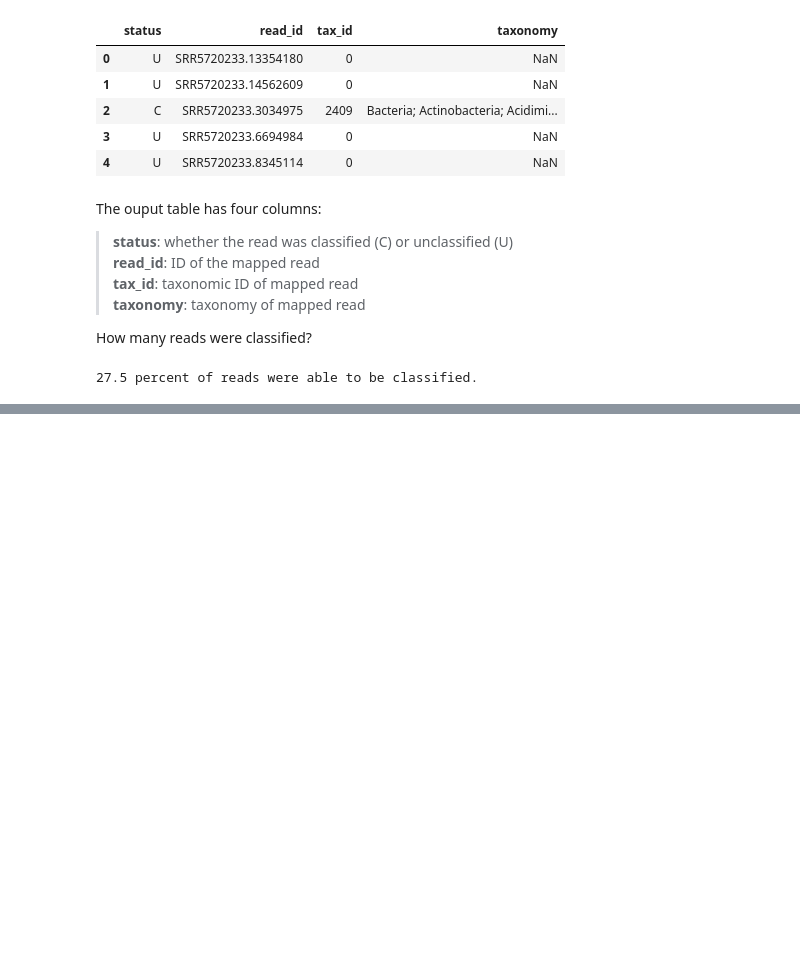
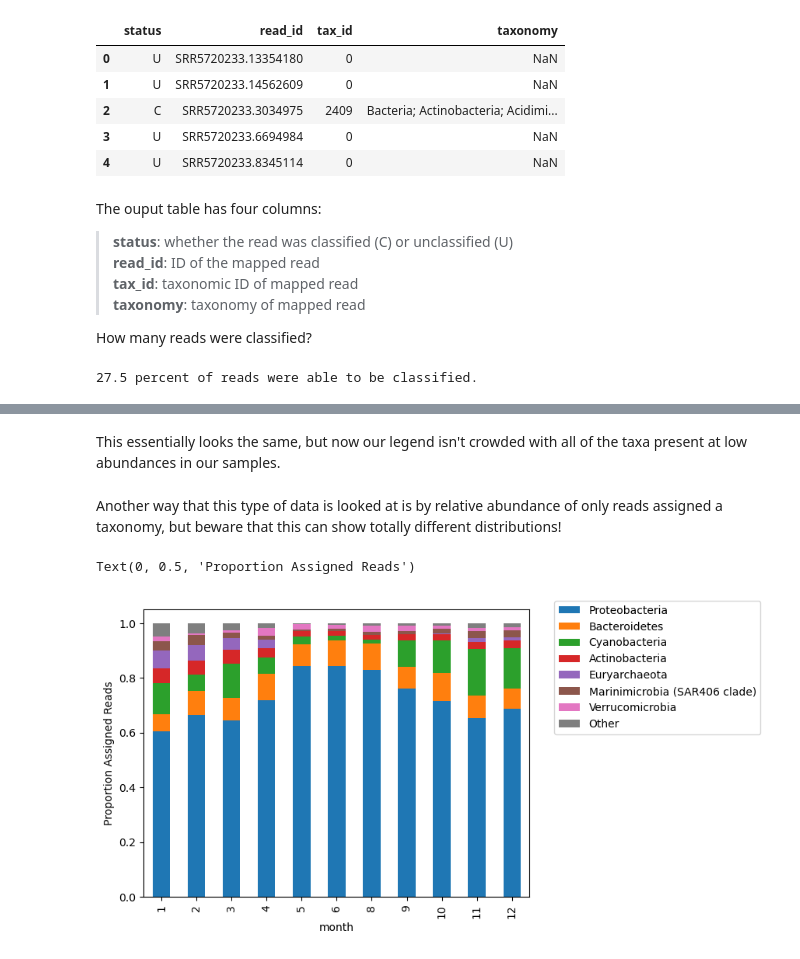
Before and after one commit to juliambrosman/ohw23_metagenomics_tutorial, a Jupyter notebook: OHW_omics_lesson.ipynb, the cells around one changed output, grey strips where cells are left out. Cells and saved outputs as stored; diff of their text form; code cells hidden in the pictures; blank space fills up the shorter version.

```diff
--- a/OHW_omics_lesson.ipynb
+++ b/OHW_omics_lesson.ipynb
@@ -310,0 +430,15 @@ Text(0.5, 0, 'reads_matched')
+# %% [markdown]
+This essentially looks the same, but now our legend isn't crowded with all of the taxa present at low abundances in our samples.
+# %% [markdown]
+Another way that this type of data is looked at is by relative abundance of only reads assigned a taxonomy, but beware that this can show totally different distributions!
+# %%
+# remove the 'no assignment' column and calculate relative abundance of assigned reads only
+tp_pct = to_plot.drop(columns = 'no assignment').div(to_plot.drop(columns = 'no assignment').sum(axis = 1), axis = 0)
+
+# plot
+tp_pct[column_order[1:]].plot.bar(stacked = True)
+plt.legend(bbox_to_anchor=(1.05, 1.05))
+plt.ylabel('Proportion Assigned Reads')
+# %% [output]
+Text(0, 0.5, 'Proportion Assigned Reads')
+[figure, added]
```
Also changed, not shown: parts of 22 cells of this notebook, 2 other files.
